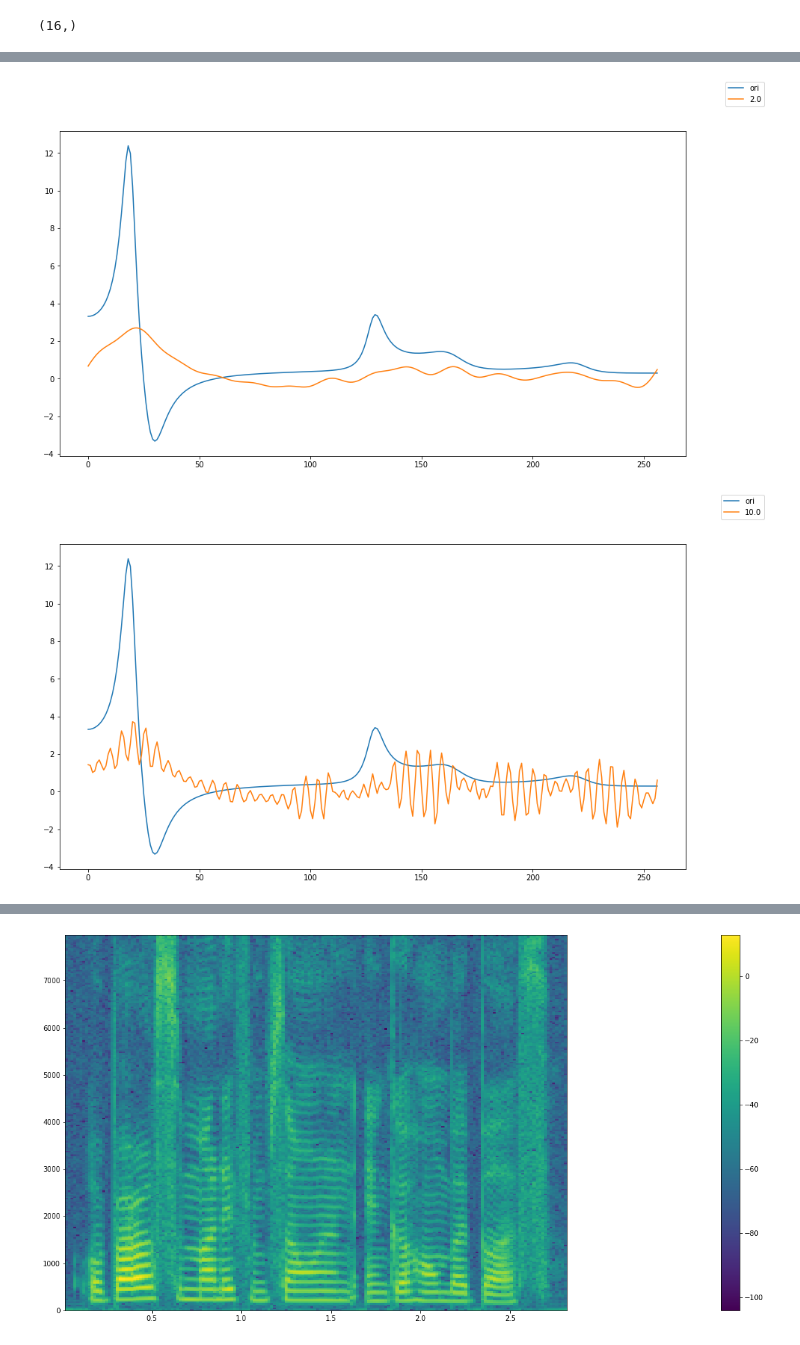
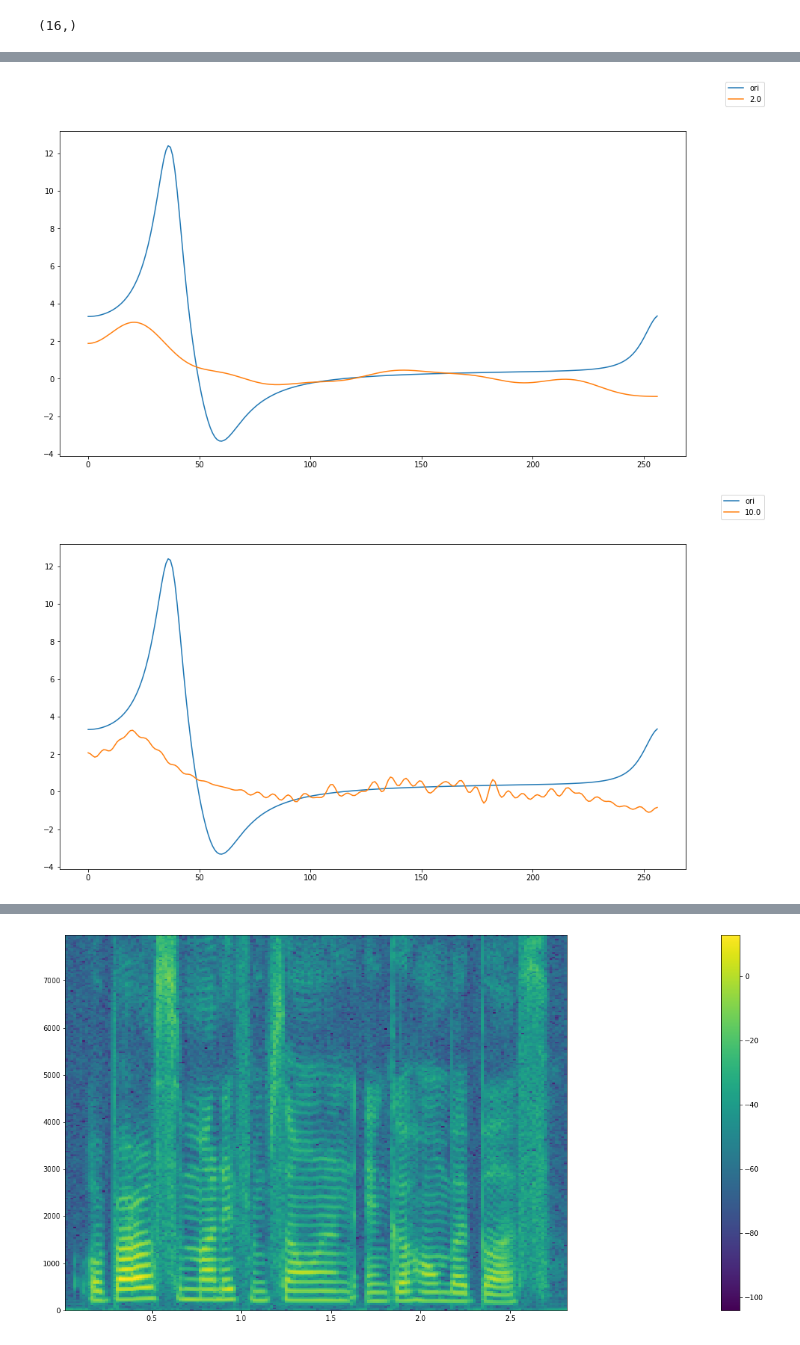
Before and after one commit to nilesh0109/Speech-signal-Processing, a Jupyter notebook: Exercise 5.ipynb, the cells around one changed output, grey strips where cells are left out. Cells and saved outputs as stored; diff of their text form; code cells hidden in the pictures.

```diff
--- a/Exercise 5.ipynb
+++ b/Exercise 5.ipynb
@@ -36,7 +36,7 @@ u = np.zeros(n_samples)
 u[::100] = 1
 # %%
 s = lfilter(np.array([1]), a, u)
-freq, H = freqz(1, a, 257)
+freq, H = freqz(1, a, n_samples)
 # %%
 sw = s * hann_win
 uw = u * hann_win
@@ -44,7 +44,7 @@ uw = u * hann_win
 def get_cepstrum(s):
     spectra = np.fft.rfft(s) + np.finfo(np.float64).eps
     log_spectra = np.log(spectra)
-    cepstrum = np.fft.ifft(log_spectra)
+    cepstrum = np.fft.irfft(log_spectra)
     return cepstrum, log_spectra
 # %%
 cs, _ = get_cepstrum(s)
@@ -84,8 +84,8 @@ def reconstruct_filter_and_source(cepstrum, fs, L):
     ch = cepstrum * cept_trunc_h
     cu = cepstrum * cept_trunc_u
 
-    H_est = np.fft.fft(ch)
-    U_est = np.fft.fft(cu)
+    H_est = np.fft.rfft(ch)
+    U_est = np.fft.rfft(cu)
     return H_est, U_est
 # %%
 for L in [0.5,1.,2.,10.,20.]:
@@ -93,7 +93,7 @@ for L in [0.5,1.,2.,10.,20.]:
     ax = fig.add_subplot(111)
 
     H_est, U_est = reconstruct_filter_and_source(cs, fs, L)
-    ax.plot(H, label="ori")
+    ax.plot(H[:H_est.shape[0]], label="ori")
     ax.plot(H_est, label=L)
     fig.legend()
 # %% [output]
@@ -102,2 +102,2 @@ for L in [0.5,1.,2.,10.,20.]:
-[figure, old version]
+[figure, new version]
-[figure, old version]
+[figure, new version]
```
Also changed, not shown: parts of 11 cells of this notebook.
